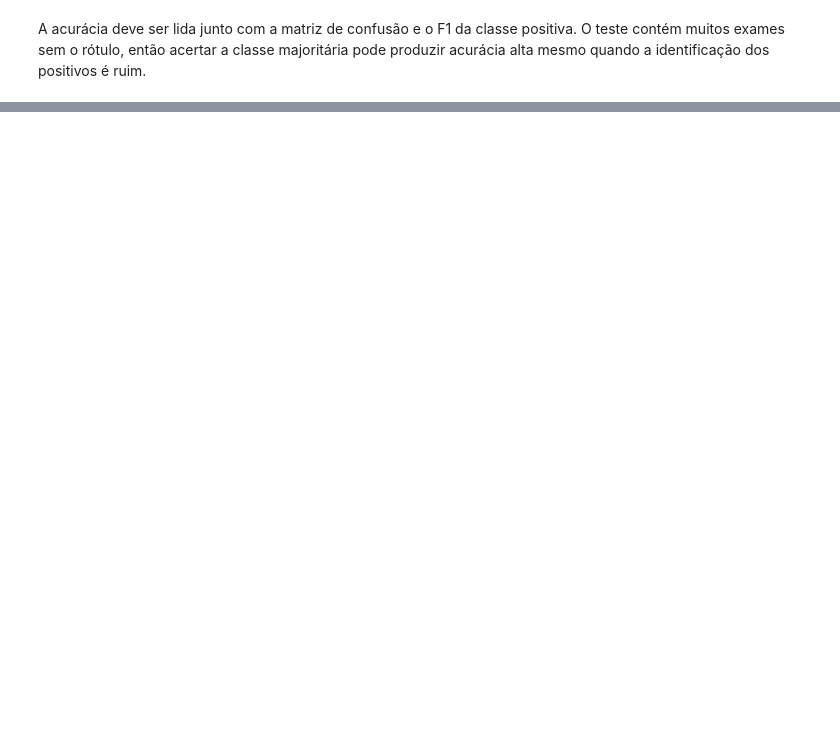
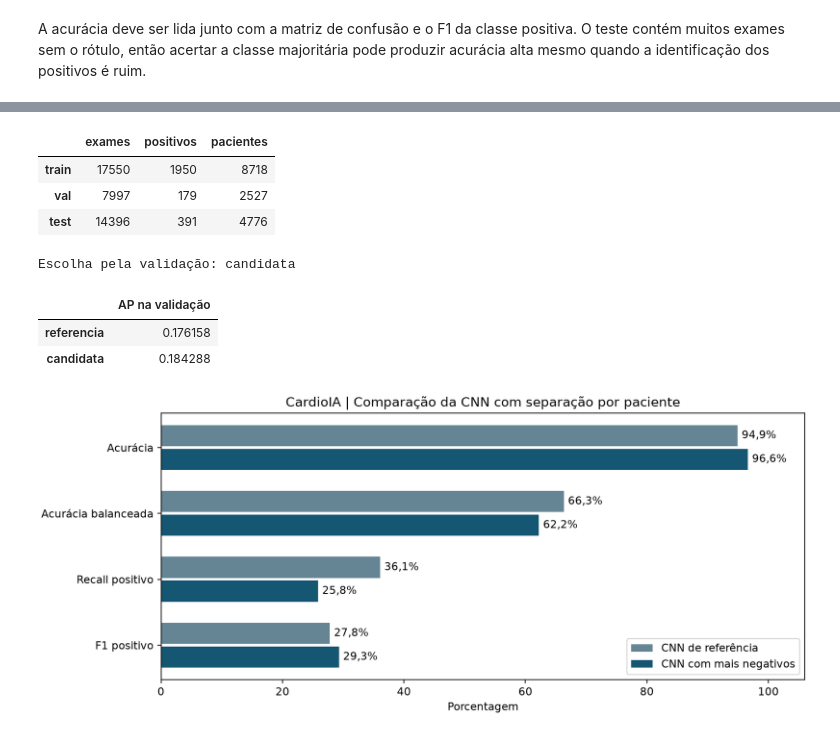
Before and after one commit to marcus-vlgarcia/cardioia, a Jupyter notebook: fase4/notebooks/02_treinamento_avaliacao.ipynb, the cells around one changed output, grey strips where cells are left out. Cells and saved outputs as stored; diff of their text form; code cells hidden in the pictures; blank space fills up the shorter version.

Commit message:
Audita pacientes, compara CNN e padroniza README da Fase 4

```diff
--- a/fase4/notebooks/02_treinamento_avaliacao.ipynb
+++ b/fase4/notebooks/02_treinamento_avaliacao.ipynb
@@ -110,0 +115,24 @@ A acurácia deve ser lida junto com a matriz de confusão e o F1 da classe posit
+# %%
+from evidencia_cnn import executar as gerar_evidencia_cnn
+from comparar_cnn import executar as comparar_cnn
+
+REPETIR_COMPARACAO = False
+if REPETIR_COMPARACAO:
+    comparar_cnn()
+    gerar_evidencia_cnn()
+
+auditoria = json.loads((RESULTADOS / "comparacao_cnn.json").read_text())
+display(pd.DataFrame(auditoria["auditoria"]["particoes"]).T)
+print("Escolha pela validação:", auditoria["escolha_validacao"])
+display(pd.Series(auditoria["ap_validacao"], name="AP na validação").to_frame())
+display(Image(filename=str(RESULTADOS / "comparacao_cnn.png")))
+# %% [output]
+|  | exames | positivos | pacientes |
+| train | 17550 | 1950 | 8718 |
+| val | 7997 | 179 | 2527 |
+| test | 14396 | 391 | 4776 |
+Escolha pela validação: candidata
+|  | AP na validação |
+| referencia | 0.176158 |
+| candidata | 0.184288 |
+[figure, added]
```
Also changed, not shown: parts of 4 cells of this notebook, 13 other files.
